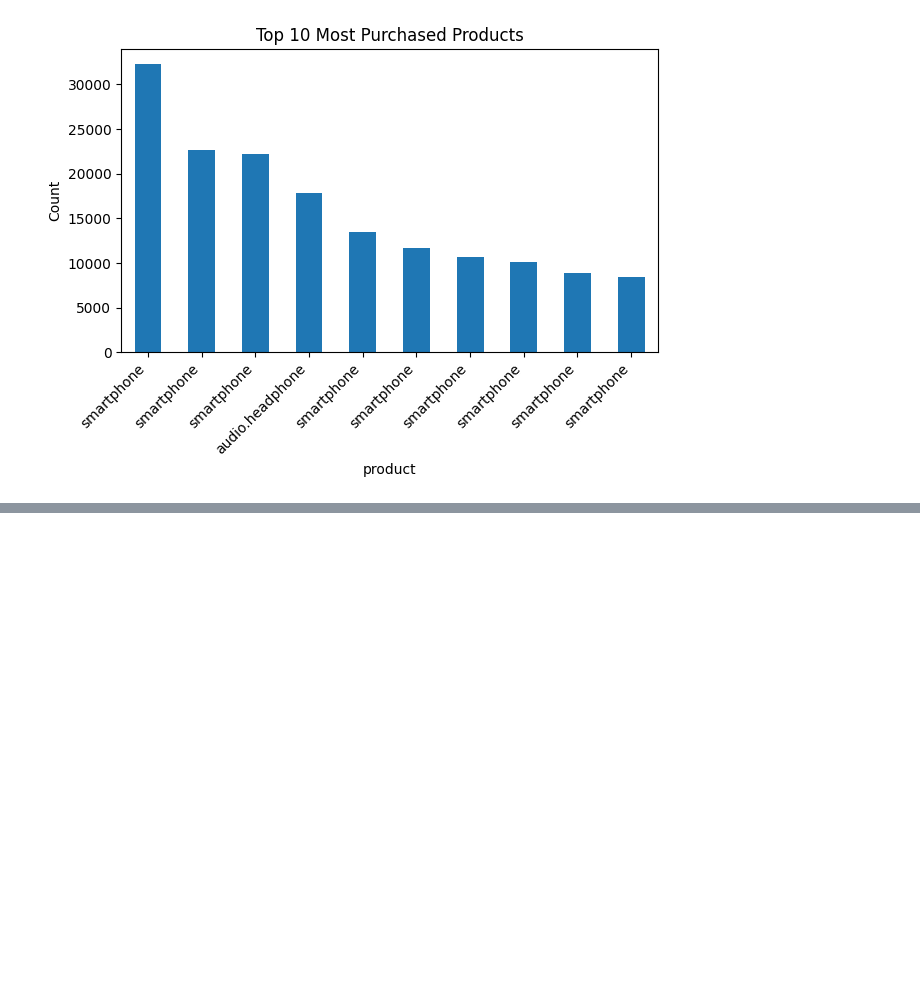
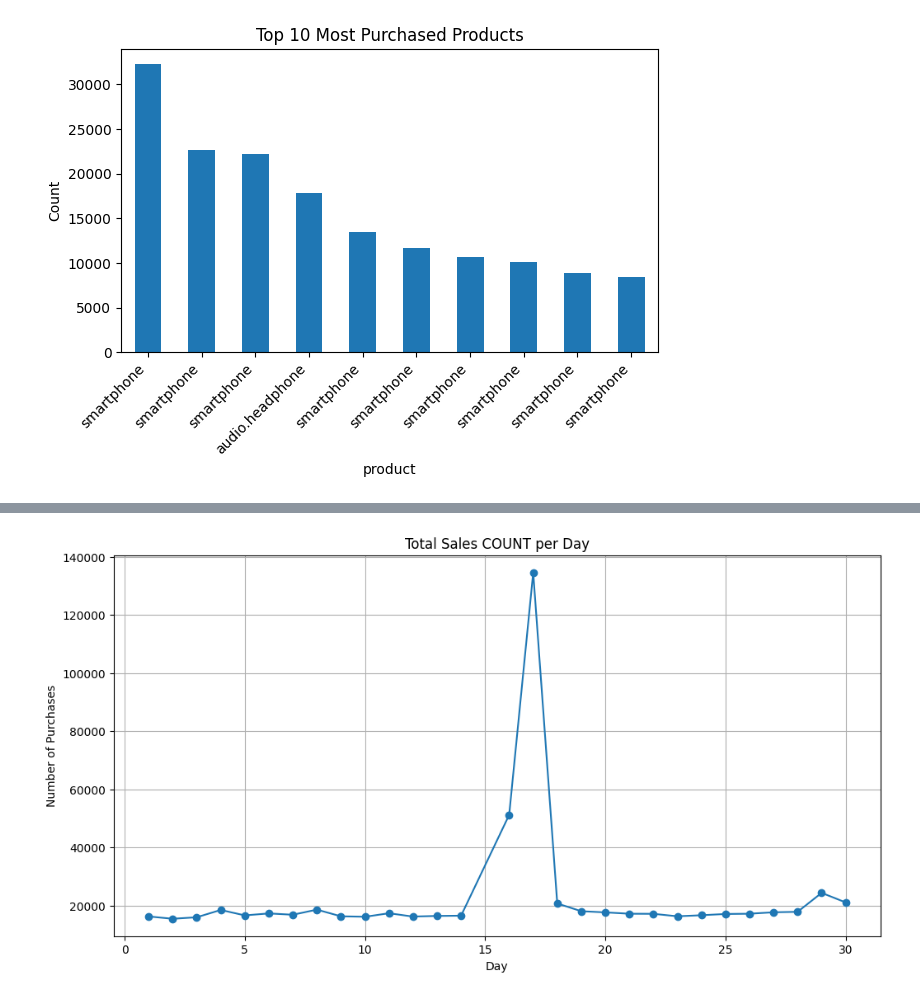
Before and after one commit to yanazlatanova/E-commerce, a Jupyter notebook: 3-queries/eCommerce_NOV_Queries.ipynb, the cells around one changed output, grey strips where cells are left out. Saved outputs shown, nothing was run; the diff lists cells and outputs as text; code cells hidden in the pictures; blank space fills up the shorter version.

```diff
--- a/3-queries/eCommerce_NOV_Queries.ipynb
+++ b/3-queries/eCommerce_NOV_Queries.ipynb
@@ -330,0 +477,9 @@ spark.stop()
+# %%
+#  checking nr of purchases each day
+
+purchases = df.filter(col("event_type") == "purchase")
+
+daily_purchases = purchases.groupBy("day").count()
+sorted_daily_purchases = daily_purchases.orderBy("day")
+
+sorted_daily_purchases.show(n=sorted_daily_purchases.count())
@@ -330,0 +504,13 @@ spark.stop()
+# %%
+# amount of sales
+pandas_df = sorted_daily_purchases.toPandas()
+
+plt.figure(figsize=(12, 6))
+plt.plot(pandas_df['day'], pandas_df['count'], marker='o')
+plt.title('Total Sales COUNT per Day')
+plt.xlabel('Day')
+plt.ylabel('Number of Purchases')
+plt.grid(True)
+plt.show()
+# %% [output]
+[figure, added]
```
Also changed, not shown: parts of 20 cells of this notebook.
